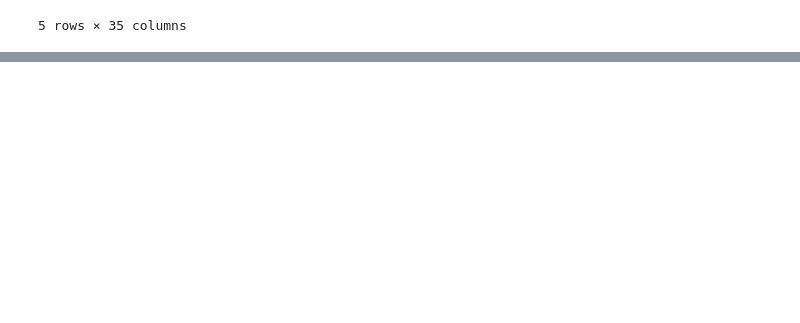
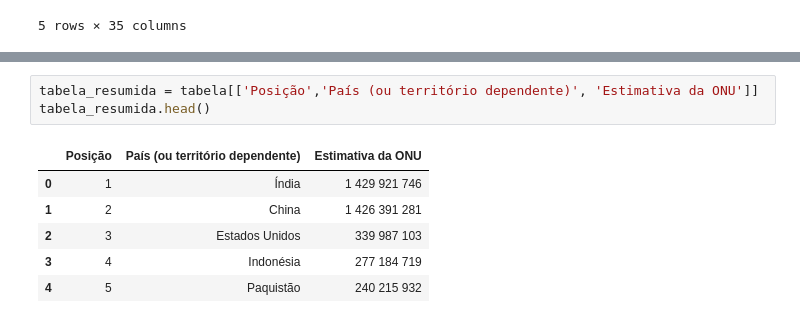
Before and after one commit to viniciusaze/python-ds, a Jupyter notebook: desafio_pandas_i_o.ipynb, the cells around one changed output, grey strips where cells are left out. Drawn from its saved outputs; the diff is of its cells as text; blank space fills up the shorter version.

```diff
--- a/desafio_pandas_i_o.ipynb
+++ b/desafio_pandas_i_o.ipynb
@@ -64,0 +93,10 @@ dados_co2.head()
+# %%
+tabela_resumida = tabela[['Posição','País (ou território dependente)', 'Estimativa da ONU']]
+tabela_resumida.head()
+# %% [output]
+|  | Posição | País (ou território dependente) | Estimativa da ONU |
+| 0 | 1 | Índia | 1 429 921 746 |
+| 1 | 2 | China | 1 426 391 281 |
+| 2 | 3 | Estados Unidos | 339 987 103 |
+| 3 | 4 | Indonésia | 277 184 719 |
+| 4 | 5 | Paquistão | 240 215 932 |
```
Also changed, not shown: parts of 4 cells of this notebook.
